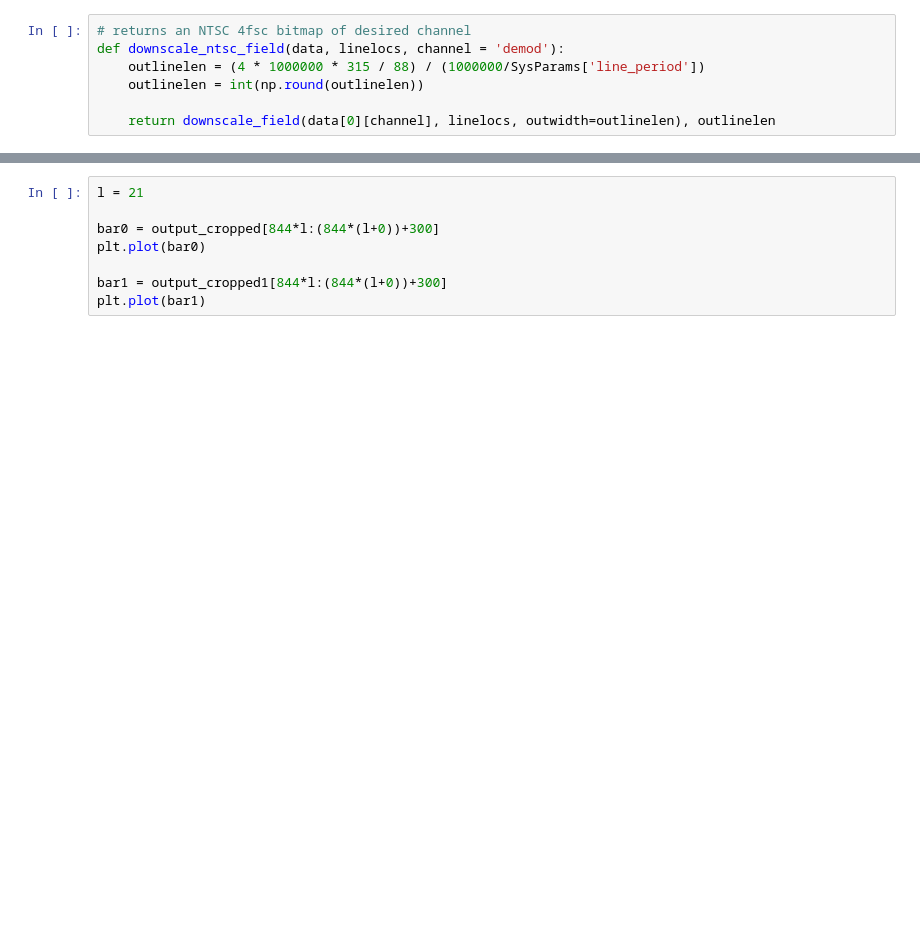
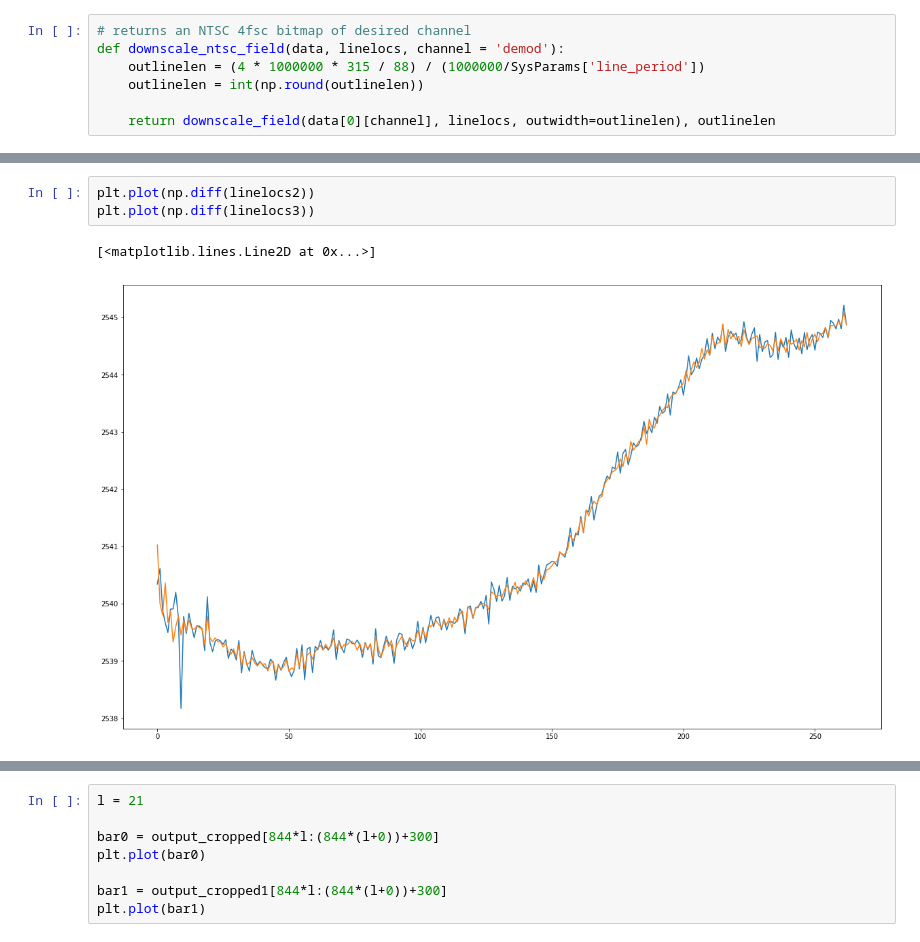
Before and after one commit to happycube/ld-decode, a Jupyter notebook: ld-decode-r1.ipynb, the cells around one changed output, grey strips where cells are left out. Drawn from its saved outputs; the diff is of its cells as text; blank space fills up the shorter version.

```diff
--- a/ld-decode-r1.ipynb
+++ b/ld-decode-r1.ipynb
@@ -813,0 +811,6 @@ def refine_linelocs_ntscburst(data, linelocs2, phaseoffset = False):
+# %%
+plt.plot(np.diff(linelocs2))
+plt.plot(np.diff(linelocs3))
+# %% [output]
+[<matplotlib.lines.Line2D at 0x...>]
+[figure, added]
```
Also changed, not shown: parts of 16 cells of this notebook, 3 other files.
